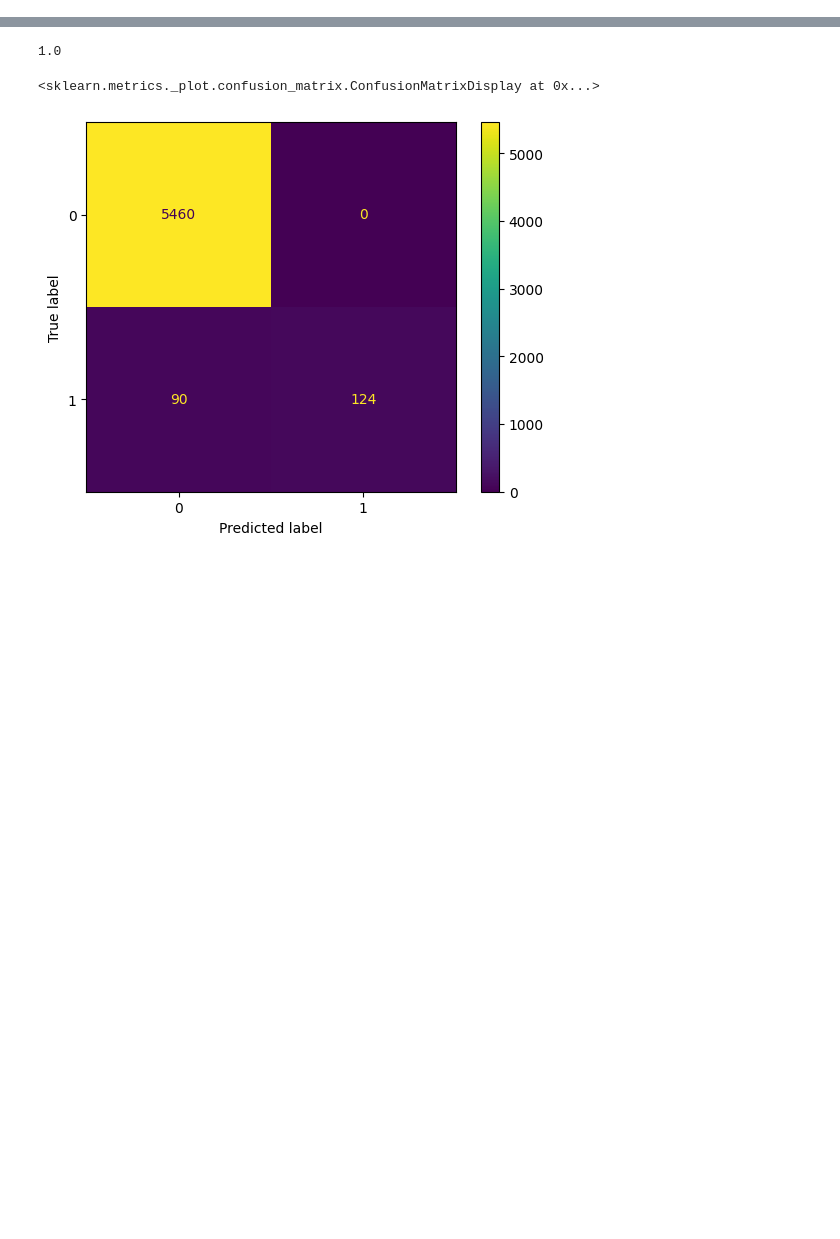
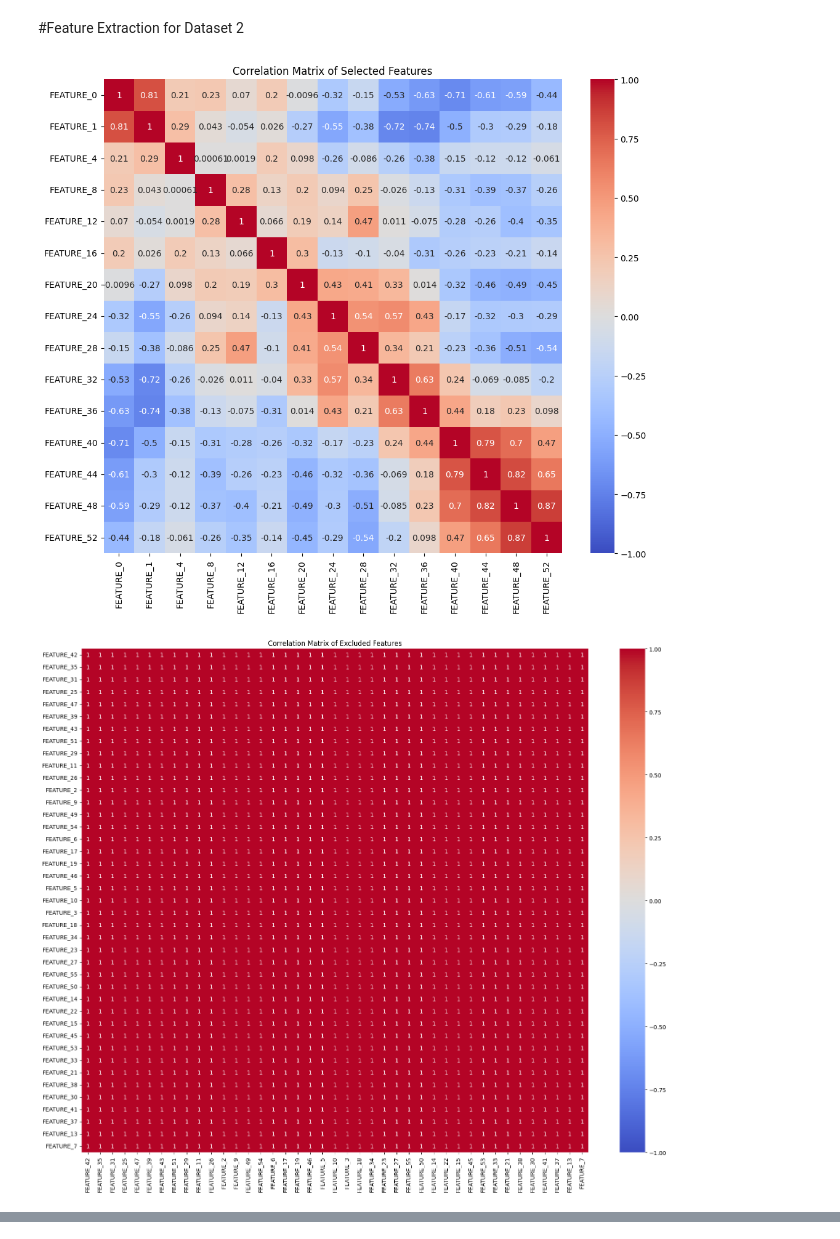
Before and after one commit to tam4x/Depression_Level_Classifier, a Jupyter notebook: Benedikt/XGBoost.ipynb, the cells around one changed output, grey strips where cells are left out. Saved outputs shown, nothing was run; the diff lists cells and outputs as text; code cells hidden in the pictures; blank space fills up the shorter version.

```diff
--- a/Benedikt/XGBoost.ipynb
+++ b/Benedikt/XGBoost.ipynb
@@ -79,10 +409,10 @@ Baseline Model with Dataset 8_50_1
+# %% [markdown]
+#Feature Extraction for Dataset 2
 # %%
 feature_columns = [col for col in df_8_50_1.columns if 'FEATURE' in col]
 X = df_8_50_1[feature_columns]
-print(X)
 Y=df_8_50_1['Depression']
-print(Y)
-
-#Training Test Split with 70/30 Ratio
-train_X, test_X, train_Y, test_Y=train_test_split(X, Y, test_size=0.3, random_state=42)
+extractor(X)
 # %% [output]
+[figure, added]
+[figure, added]
@@ -106,18 +437,0 @@ Name: Depression, Length: 8107, dtype: int64
-# %%
-crossvalidation = KFold(n_splits=20, shuffle=True, random_state=1)
-#Baseline Model
-XGB = XGBClassifier(n_estimators=250, learning_rate=0.01, max_depth=5, random_state=42)
-XGB.fit(train_X, train_Y)
-
-#Classification
-
-pred_Y = XGB.predict(train_X)
-Presicion_score=precision_score(train_Y, pred_Y)
-print(Presicion_score)
-confusion_matrix(train_Y, pred_Y)
-
-ConfusionMatrixDisplay(confusion_matrix(train_Y, pred_Y)).plot()
-# %% [output]
-1.0
-<sklearn.metrics._plot.confusion_matrix.ConfusionMatrixDisplay at 0x...>
-[figure, removed]
```
Also changed, not shown: parts of 25 cells of this notebook, 26 other files.
